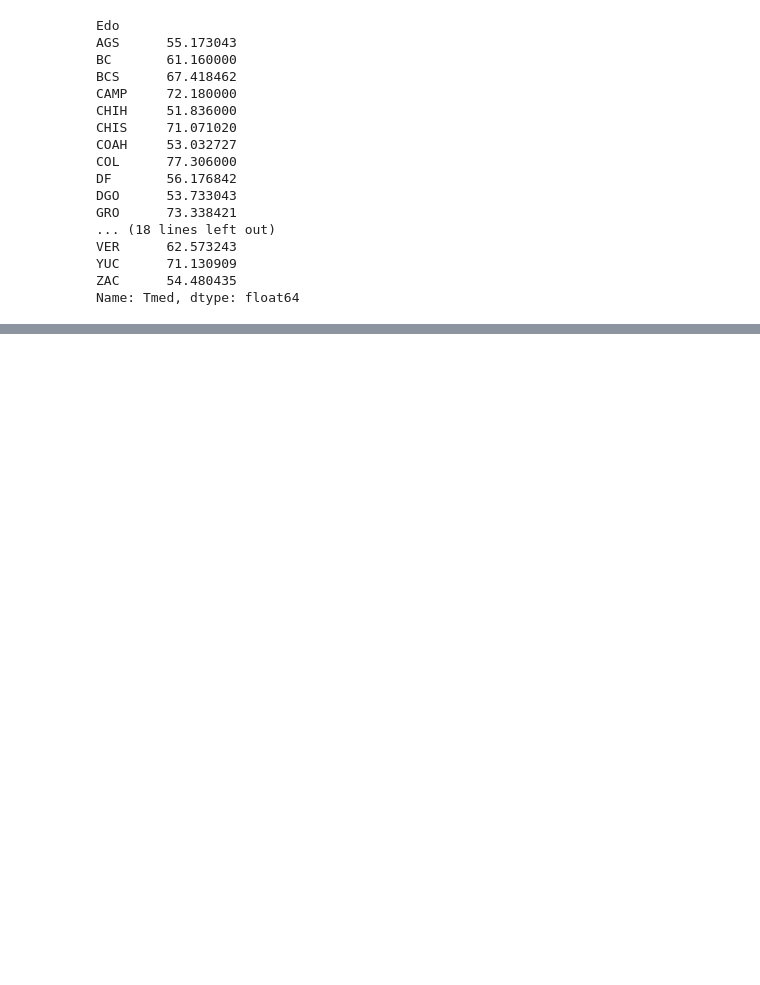
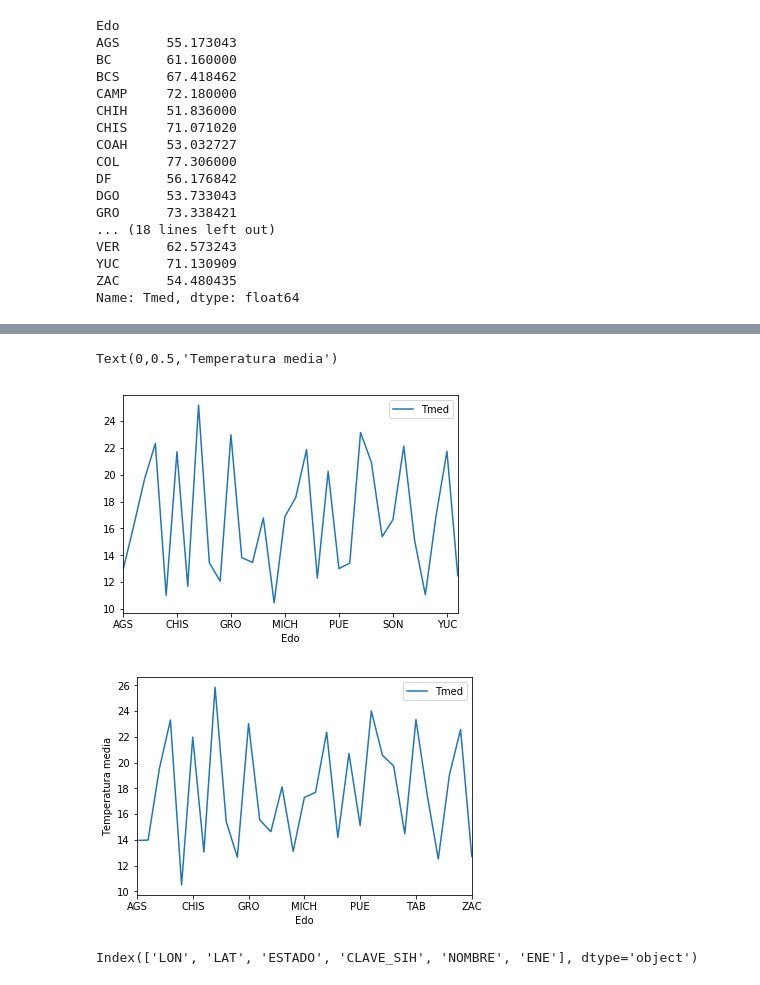
Before and after one commit to DCIDA2019/da2019-Oscar2401, a Jupyter notebook: Semana2/Tareas/Tarea_1_2.ipynb, the cells around one changed output, grey strips where cells are left out. Cells and saved outputs as stored; diff of their text form; code cells hidden in the pictures; blank space fills up the shorter version.

```diff
--- a/Semana2/Tareas/Tarea_1_2.ipynb
+++ b/Semana2/Tareas/Tarea_1_2.ipynb
@@ -1020,0 +1065,12 @@ Name: Tmed, dtype: float64
+# %%
+Media_2018.groupby('Edo')[['Tmed']].mean().pivot_table('Tmed', index='Edo').plot()
+Media_2019.groupby('Edo')[['Tmed']].mean().pivot_table('Tmed', index='Edo').plot()
+plt.ylabel('Temperatura media')
+# %% [output]
+Text(0,0.5,'Temperatura media')
+[figure, added]
+[figure, added]
+# %%
+lluvias_2018.keys()
+# %% [output]
+Index(['LON', 'LAT', 'ESTADO', 'CLAVE_SIH', 'NOMBRE', 'ENE'], dtype='object')
```
Also changed, not shown: parts of 9 cells of this notebook, 2 other files.
